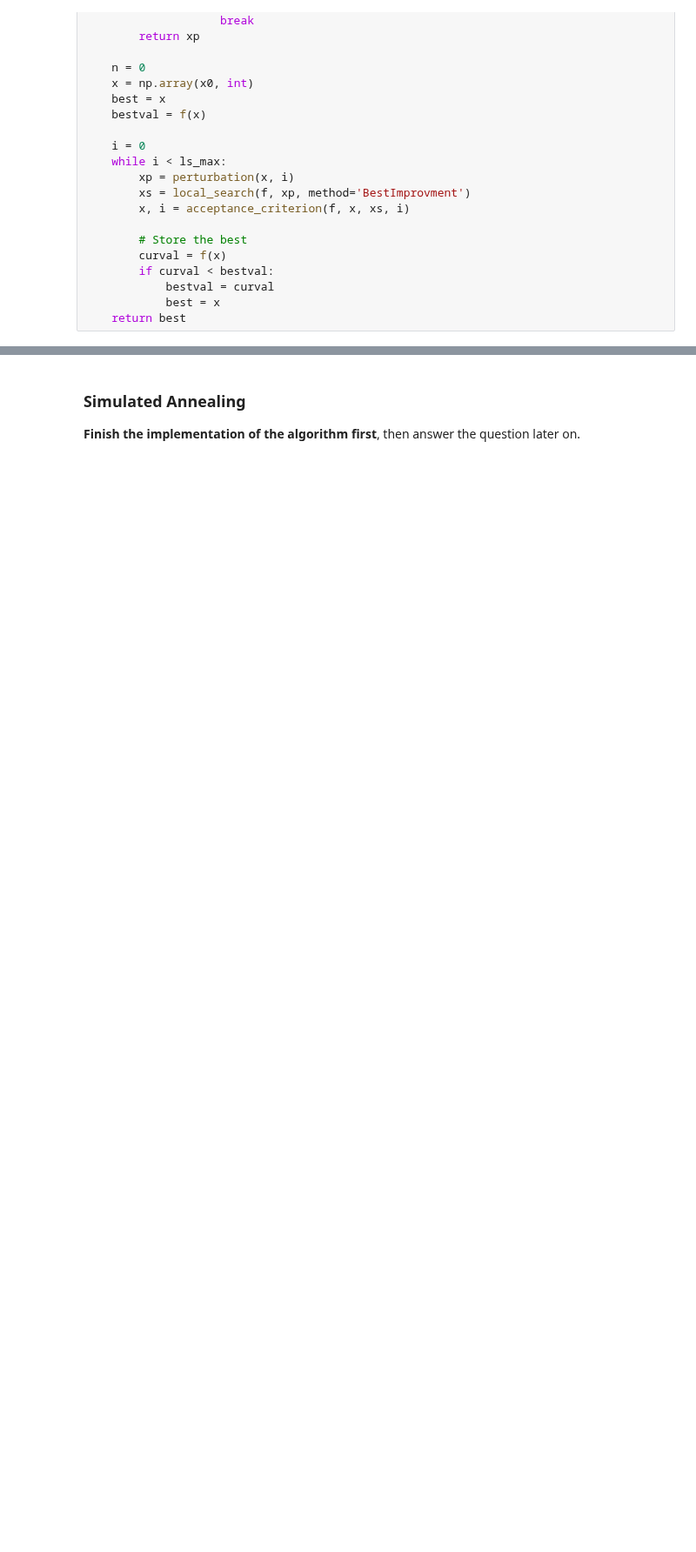
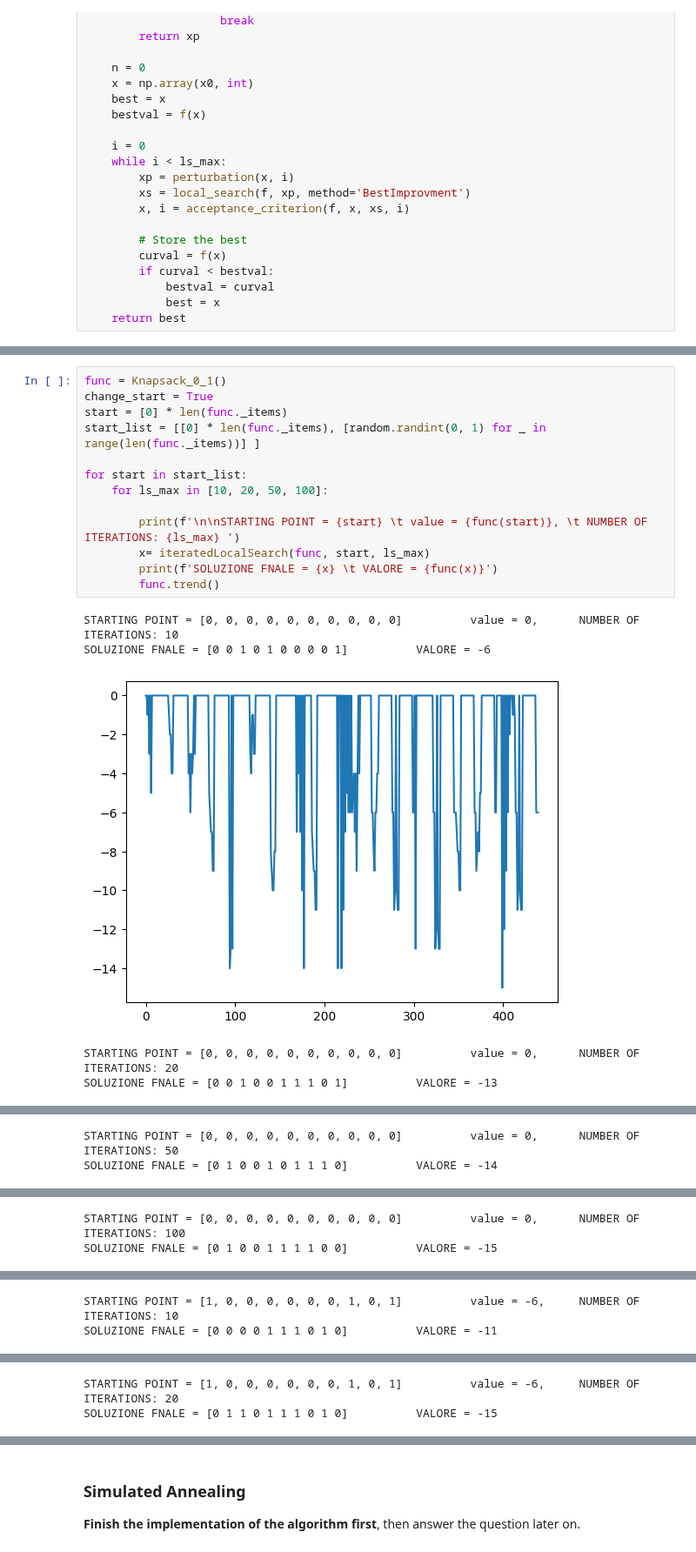
Before and after one commit to CarlottaGiacchetta/lab_optimizationTechniques, a Jupyter notebook: lab5/optimtech_lab5.ipynb, the cells around one changed output, grey strips where cells are left out. Shown at 87% size. Saved outputs shown, nothing was run; the diff lists cells and outputs as text; blank space fills up the shorter version.

```diff
--- a/lab5/optimtech_lab5.ipynb
+++ b/lab5/optimtech_lab5.ipynb
@@ -203,0 +210,19 @@ func.trend()
+# %%
+func = Knapsack_0_1()
+change_start = True
+start = [0] * len(func._items)
+start_list = [[0] * len(func._items), [random.randint(0, 1) for _ in range(len(func._items))] ]
+
+for start in start_list:
+    for ls_max in [10, 20, 50, 100]:
+
+        print(f'\n\nSTARTING POINT = {start} \t value = {func(start)}, \t NUMBER OF ITERATIONS: {ls_max} ')
+        x= iteratedLocalSearch(func, start, ls_max)
+        print(f'SOLUZIONE FNALE = {x} \t VALORE = {func(x)}')
+        func.trend()
+# %% [output]
+STARTING POINT = [0, 0, 0, 0, 0, 0, 0, 0, 0, 0]          value = 0,      NUMBER OF ITERATIONS: 10
+SOLUZIONE FNALE = [0 0 1 0 1 0 0 0 0 1]          VALORE = -6
+[figure, added]
+STARTING POINT = [0, 0, 0, 0, 0, 0, 0, 0, 0, 0]          value = 0,      NUMBER OF ITERATIONS: 20
+SOLUZIONE FNALE = [0 0 1 0 0 1 1 1 0 1]          VALORE = -13
@@ -203,0 +230,2 @@ func.trend()
+STARTING POINT = [0, 0, 0, 0, 0, 0, 0, 0, 0, 0]          value = 0,      NUMBER OF ITERATIONS: 50
+SOLUZIONE FNALE = [0 1 0 0 1 0 1 1 1 0]          VALORE = -14
@@ -203,0 +233,2 @@ func.trend()
+STARTING POINT = [0, 0, 0, 0, 0, 0, 0, 0, 0, 0]          value = 0,      NUMBER OF ITERATIONS: 100
+SOLUZIONE FNALE = [0 1 0 0 1 1 1 1 0 0]          VALORE = -15
@@ -203,0 +236,2 @@ func.trend()
+STARTING POINT = [1, 0, 0, 0, 0, 0, 0, 1, 0, 1]          value = -6,     NUMBER OF ITERATIONS: 10
+SOLUZIONE FNALE = [0 0 0 0 1 1 1 0 1 0]          VALORE = -11
@@ -203,0 +239,2 @@ func.trend()
+STARTING POINT = [1, 0, 0, 0, 0, 0, 0, 1, 0, 1]          value = -6,     NUMBER OF ITERATIONS: 20
+SOLUZIONE FNALE = [0 1 1 0 1 1 1 0 1 0]          VALORE = -15
```
Also changed, not shown: parts of 8 cells of this notebook, 1 other file.
